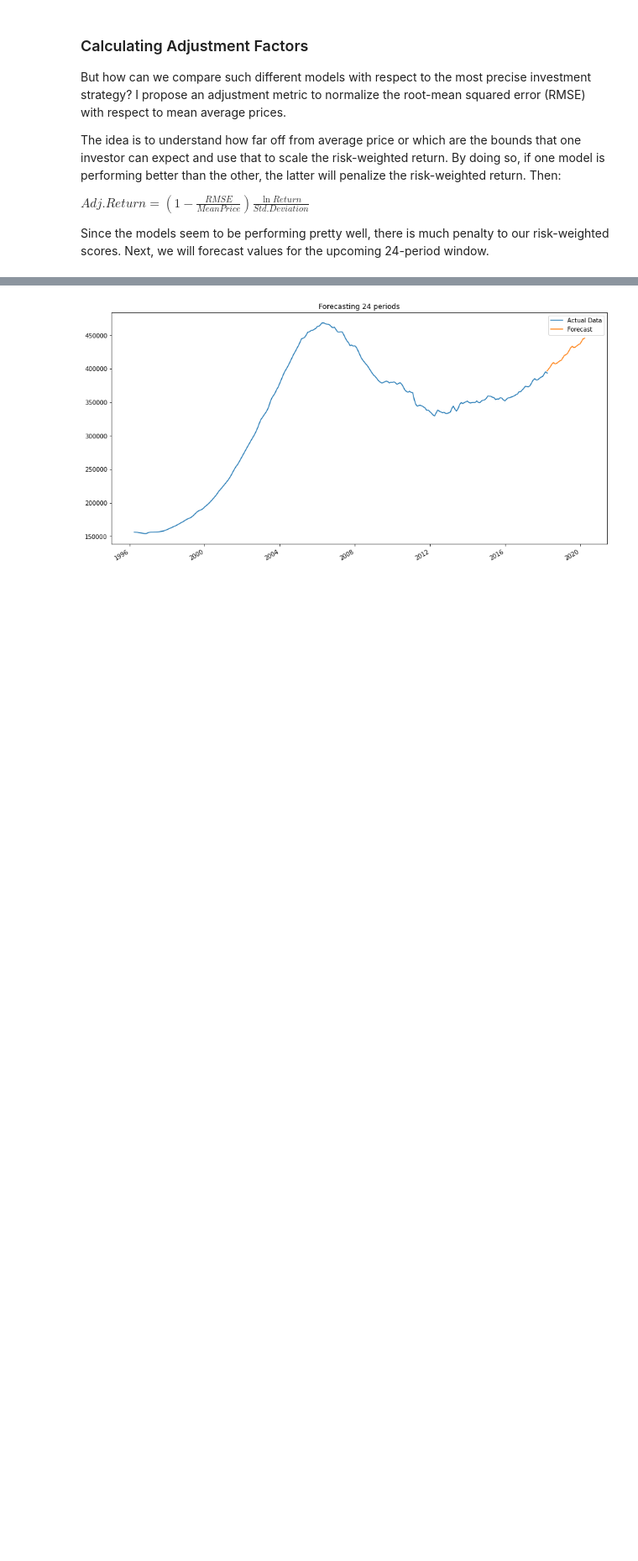
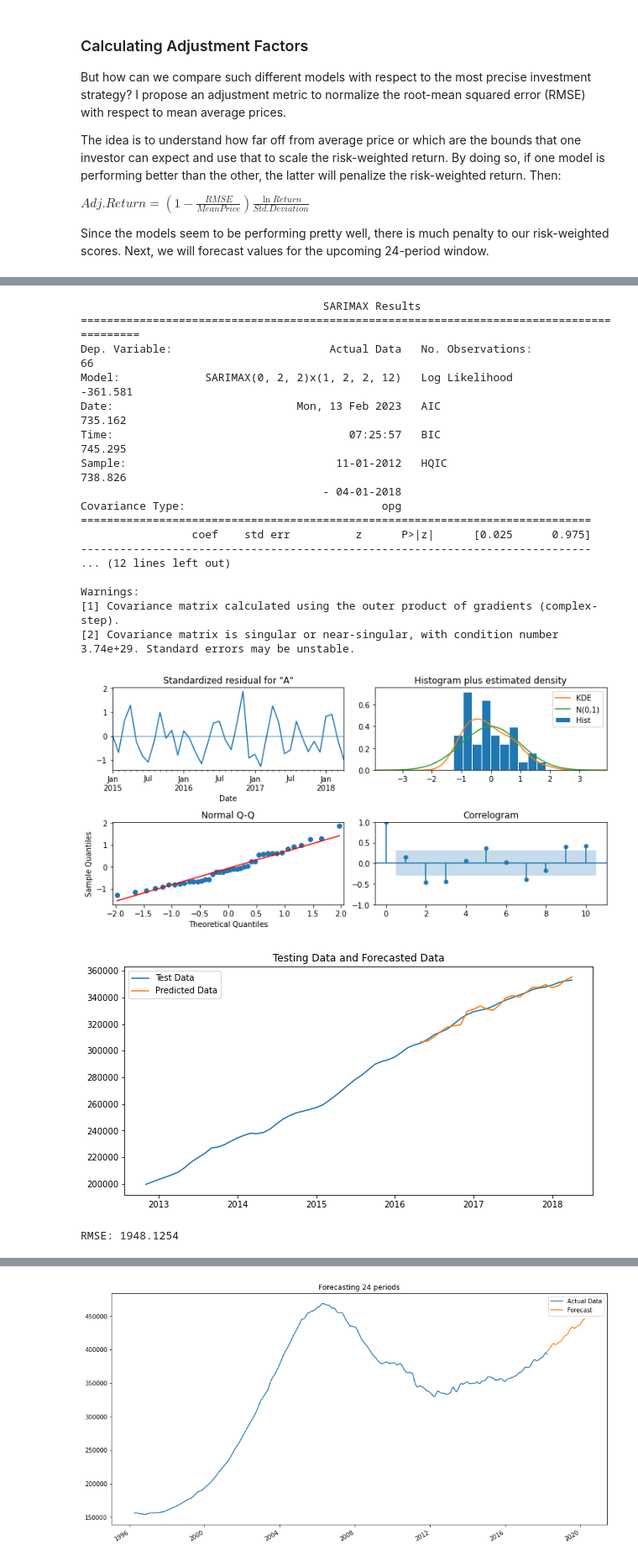
Before and after one commit to ovilar/phase_4-project, a Jupyter notebook: index.ipynb, the cells around one changed output, grey strips where cells are left out. Shown at 84% size. Cells and saved outputs as stored; diff of their text form; code cells hidden in the pictures; blank space fills up the shorter version.

```diff
--- a/index.ipynb
+++ b/index.ipynb
@@ -677,0 +788,24 @@ Miami-Dade Adj. Return: 4.3695
+# %%
+# Running the model on testing data - Miami-Dade
+rmse_md_test = rmse_calc(miami, (0, 2, 2), (1, 2, 2, 12), 'test')
+# %% [output]
+                                     SARIMAX Results
+==========================================================================================
+Dep. Variable:                        Actual Data   No. Observations:                   66
+Model:             SARIMAX(0, 2, 2)x(1, 2, 2, 12)   Log Likelihood                -361.581
+Date:                            Mon, 13 Feb 2023   AIC                            735.162
+Time:                                    07:25:57   BIC                            745.295
+Sample:                                11-01-2012   HQIC                           738.826
+                                     - 04-01-2018
+Covariance Type:                              opg
+==============================================================================
+                 coef    std err          z      P>|z|      [0.025      0.975]
+------------------------------------------------------------------------------
+... (12 lines left out)
+
+Warnings:
+[1] Covariance matrix calculated using the outer product of gradients (complex-step).
+[2] Covariance matrix is singular or near-singular, with condition number 3.74e+29. Standard errors may be unstable.
+[figure, added]
+[figure, added]
+RMSE: 1948.1254
```
Also changed, not shown: parts of 17 cells of this notebook, 1 other file.
